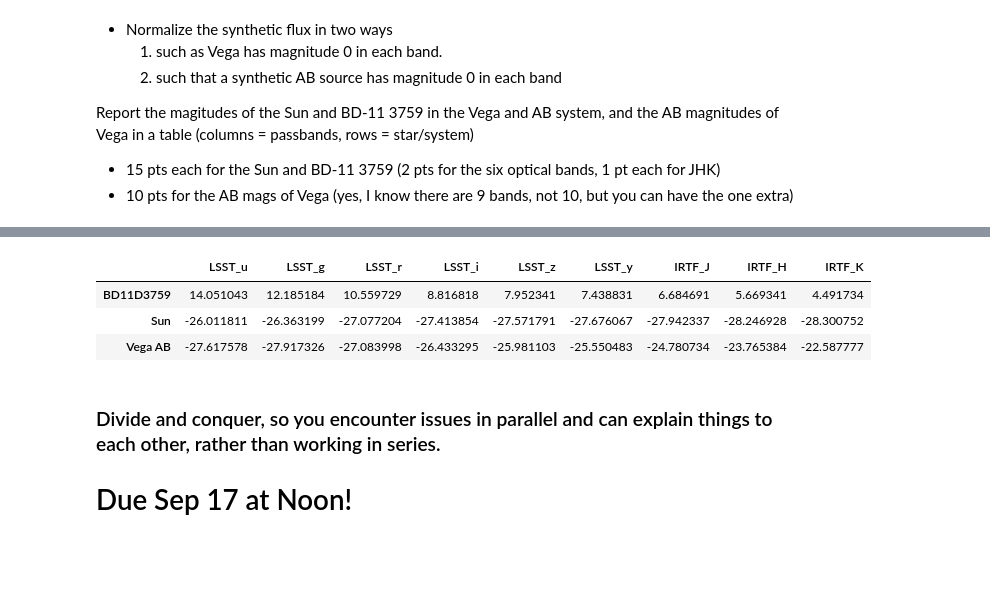
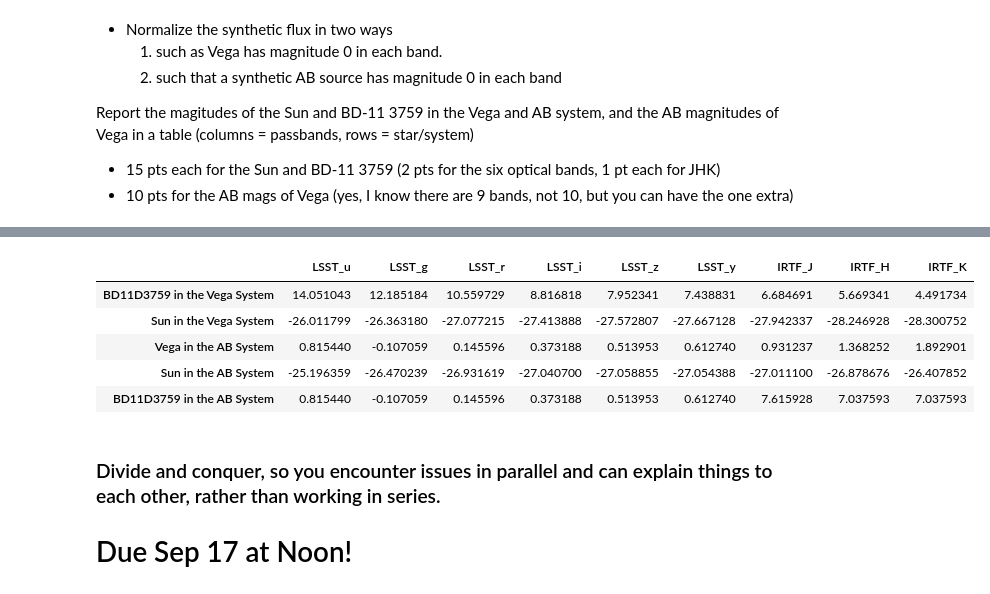
Before and after one commit to gnarayan/ast503_2024_Fall, a Jupyter notebook: homework/VarunSatish/hw1/HW1_ASTR503_VarunSatish.ipynb, the cells around one changed output, grey strips where cells are left out. Cells and saved outputs as stored; diff of their text form; code cells hidden in the pictures; blank space fills up the shorter version.

```diff
--- a/homework/VarunSatish/hw1/HW1_ASTR503_VarunSatish.ipynb
+++ b/homework/VarunSatish/hw1/HW1_ASTR503_VarunSatish.ipynb
@@ -378 +375,12 @@ print(LSSTu_bd11_magv, LSSTg_bd11_magv, LSSTr_bd11_magv, LSSTi_bd11_magv, LSSTz_
+# %%
+F_abnu = 3631 * u.Jy
+F_abL_u = F_abnu.to(u.erg / (u.s * u.cm**2 * u.AA), equivalencies=u.spectral_density(LSST_u['col1']/1e4 * u.micron)).value
+F_abL_g = F_abnu.to(u.erg / (u.s * u.cm**2 * u.AA), equivalencies=u.spectral_density(LSST_g['col1']/1e4 * u.micron)).value
+F_abL_r = F_abnu.to(u.erg / (u.s * u.cm**2 * u.AA), equivalencies=u.spectral_density(LSST_r['col1']/1e4 * u.micron)).value
+F_abL_i = F_abnu.to(u.erg / (u.s * u.cm**2 * u.AA), equivalencies=u.spectral_density(LSST_i['col1']/1e4 * u.micron)).value
+F_abL_z = F_abnu.to(u.erg / (u.s * u.cm**2 * u.AA), equivalencies=u.spectral_density(LSST_z['col1']/1e4 * u.micron)).value
+F_abL_y = F_abnu.to(u.erg / (u.s * u.cm**2 * u.AA), equivalencies=u.spectral_density(LSST_y['col1']/1e4 * u.micron)).value
+F_abL_J = F_abnu.to(u.erg / (u.s * u.cm**2 * u.AA), equivalencies=u.spectral_density(IRTF_J['WL (Micrometers)'] * u.micron)).value
+F_abL_H = F_abnu.to(u.erg / (u.s * u.cm**2 * u.AA), equivalencies=u.spectral_density(IRTF_H['WL (Micrometers)'] * u.micron)).value
+F_abL_K = F_abnu.to(u.erg / (u.s * u.cm**2 * u.AA), equivalencies=u.spectral_density(IRTF_K['WL (Micrometers)'] * u.micron)).value
 # %%
@@ -428,22 +478,24 @@ print(sunmags)
 # %%
 mags = {
-    'LSST_u': [LSSTu_bd11_magv, sunmags['u'], LSSTu_alpha_magab],
-    'LSST_g': [LSSTg_bd11_magv, sunmags['g'], LSSTg_alpha_magab],
-    'LSST_r': [LSSTr_bd11_magv, sunmags['r'], LSSTr_alpha_magab],
-    'LSST_i': [LSSTi_bd11_magv, sunmags['i'], LSSTi_alpha_magab],
-    'LSST_z': [LSSTz_bd11_magv, sunmags['z'], LSSTz_alpha_magab],
-    'LSST_y': [LSSTy_bd11_magv, sunmags['y'], LSSTy_alpha_magab],
-    'IRTF_J': [IRTFJ_bd11_magv, sunmags['J'], IRTFJ_alpha_magab],
-    'IRTF_H': [IRTFH_bd11_magv, sunmags['H'], IRTFH_alpha_magab],
-    'IRTF_K': [IRTFK_bd11_magv, sunmags['K'], IRTFK_alpha_magab]
+    'LSST_u': [LSSTu_bd11_magv, sunmags['u'], LSSTu_alpha_magab, sunmags_ab['u'], LSSTu_alpha_magab],
+    'LSST_g': [LSSTg_bd11_magv, sunmags['g'], LSSTg_alpha_magab, sunmags_ab['g'], LSSTg_alpha_magab],
+    'LSST_r': [LSSTr_bd11_magv, sunmags['r'], LSSTr_alpha_magab, sunmags_ab['r'], LSSTr_alpha_magab],
+    'LSST_i': [LSSTi_bd11_magv, sunmags['i'], LSSTi_alpha_magab, sunmags_ab['i'], LSSTi_alpha_magab],
+    'LSST_z': [LSSTz_bd11_magv, sunmags['z'], LSSTz_alpha_magab, sunmags_ab['z'], LSSTz_alpha_magab],
+    'LSST_y': [LSSTy_bd11_magv, sunmags['y'], LSSTy_alpha_magab, sunmags_ab['y'], LSSTy_alpha_magab],
+    'IRTF_J': [IRTFJ_bd11_magv, sunmags['J'], IRTFJ_alpha_magab, sunmags_ab['J'], IRTFJ_bd11_magab],
+    'IRTF_H': [IRTFH_bd11_magv, sunmags['H'], IRTFH_alpha_magab, sunmags_ab['H'], IRTFH_bd11_magab],
+    'IRTF_K': [IRTFK_bd11_magv, sunmags['K'], IRTFK_alpha_magab, sunmags_ab['K'], IRTFH_bd11_magab]
 }
-df_mags = pd.DataFrame(mags, index=['BD11D3759', 'Sun', 'Vega AB'])
+df_mags = pd.DataFrame(mags, index=['BD11D3759 in the Vega System', 'Sun in the Vega System', 'Vega in the AB System','Sun in the AB System','BD11D3759 in the AB System'])
 df_mags
 # %% [output]
 |  | LSST_u | LSST_g | LSST_r | LSST_i | LSST_z | LSST_y | IRTF_J | IRTF_H | IRTF_K |
-| BD11D3759 | 14.051043 | 12.185184 | 10.559729 | 8.816818 | 7.952341 | 7.438831 | 6.684691 | 5.669341 | 4.491734 |
-| Sun | -26.011811 | -26.363199 | -27.077204 | -27.413854 | -27.571791 | -27.676067 | -27.942337 | -28.246928 | -28.300752 |
-| Vega AB | -27.617578 | -27.917326 | -27.083998 | -26.433295 | -25.981103 | -25.550483 | -24.780734 | -23.765384 | -22.587777 |
+| BD11D3759 in the Vega System | 14.051043 | 12.185184 | 10.559729 | 8.816818 | 7.952341 | 7.438831 | 6.684691 | 5.669341 | 4.491734 |
+| Sun in the Vega System | -26.011799 | -26.363180 | -27.077215 | -27.413888 | -27.572807 | -27.667128 | -27.942337 | -28.246928 | -28.300752 |
+| Vega in the AB System | 0.815440 | -0.107059 | 0.145596 | 0.373188 | 0.513953 | 0.612740 | 0.931237 | 1.368252 | 1.892901 |
+| Sun in the AB System | -25.196359 | -26.470239 | -26.931619 | -27.040700 | -27.058855 | -27.054388 | -27.011100 | -26.878676 | -26.407852 |
+| BD11D3759 in the AB System | 0.815440 | -0.107059 | 0.145596 | 0.373188 | 0.513953 | 0.612740 | 7.615928 | 7.037593 | 7.037593 |
 # %% [markdown]
 ### Divide and conquer, so you encounter issues in parallel and can explain things to each other, rather than working in series.
 
```
Also changed, not shown: parts of 3 cells of this notebook.
